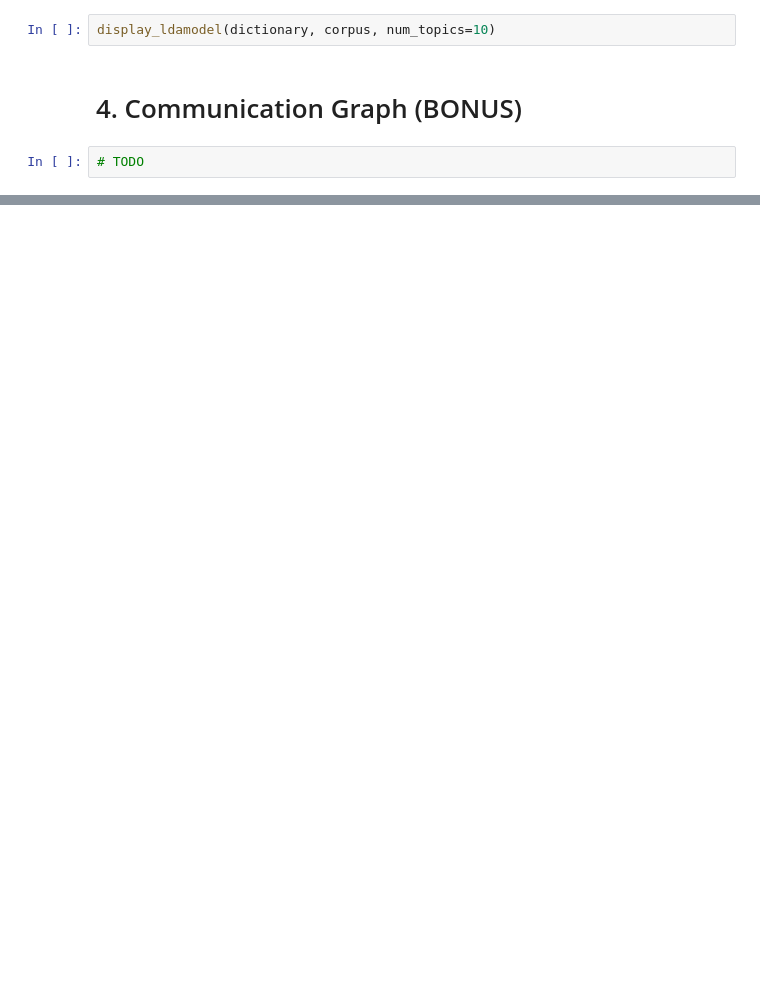
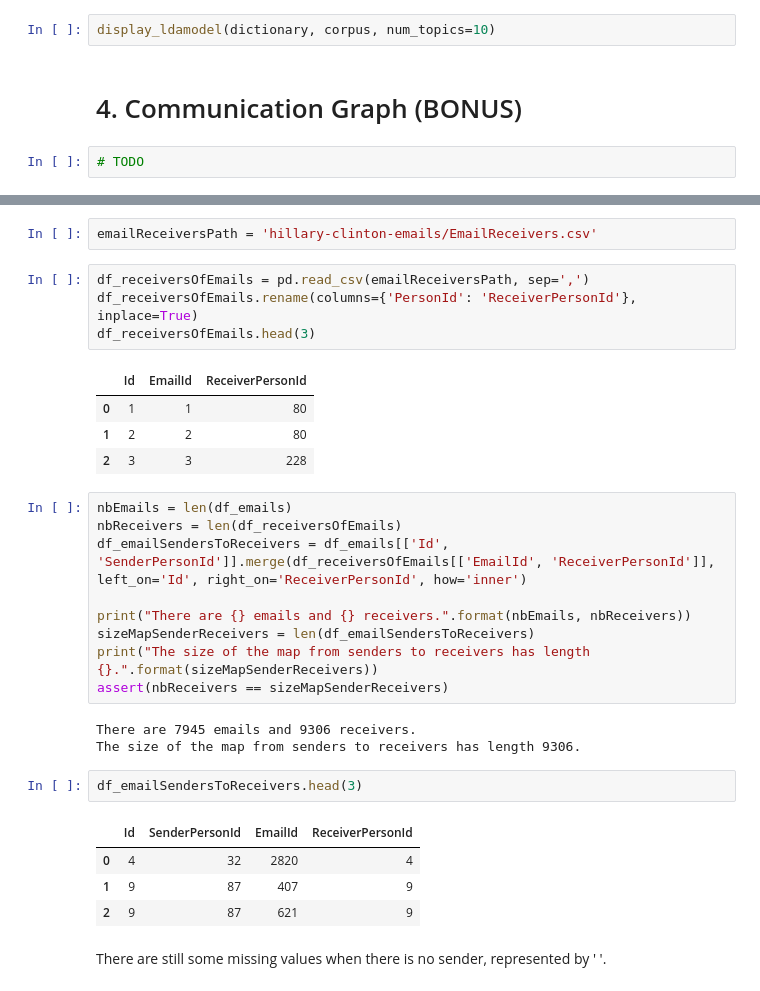
Before and after one commit to Rivollet/ADAHomework, a Jupyter notebook: 05 - Taming Text/Taming Text Notebook.ipynb, the cells around one changed output, grey strips where cells are left out. Saved outputs shown, nothing was run; the diff lists cells and outputs as text; blank space fills up the shorter version.

```diff
--- a/05 - Taming Text/Taming Text Notebook.ipynb
+++ b/05 - Taming Text/Taming Text Notebook.ipynb
@@ -600,0 +598,32 @@ display_ldamodel(dictionary, corpus, num_topics=10)
+# %%
+emailReceiversPath = 'hillary-clinton-emails/EmailReceivers.csv'
+# %%
+df_receiversOfEmails = pd.read_csv(emailReceiversPath, sep=',')
+df_receiversOfEmails.rename(columns={'PersonId': 'ReceiverPersonId'}, inplace=True)
+df_receiversOfEmails.head(3)
+# %% [output]
+|  | Id | EmailId | ReceiverPersonId |
+| 0 | 1 | 1 | 80 |
+| 1 | 2 | 2 | 80 |
+| 2 | 3 | 3 | 228 |
+# %%
+nbEmails = len(df_emails)
+nbReceivers = len(df_receiversOfEmails)
+df_emailSendersToReceivers = df_emails[['Id', 'SenderPersonId']].merge(df_receiversOfEmails[['EmailId', 'ReceiverPersonId']], left_on='Id', right_on='ReceiverPersonId', how='inner')
+
+print("There are {} emails and {} receivers.".format(nbEmails, nbReceivers))
+sizeMapSenderReceivers = len(df_emailSendersToReceivers)
+print("The size of the map from senders to receivers has length {}.".format(sizeMapSenderReceivers))
+assert(nbReceivers == sizeMapSenderReceivers)
+# %% [output]
+There are 7945 emails and 9306 receivers.
+The size of the map from senders to receivers has length 9306.
+# %%
+df_emailSendersToReceivers.head(3)
+# %% [output]
+|  | Id | SenderPersonId | EmailId | ReceiverPersonId |
+| 0 | 4 | 32 | 2820 | 4 |
+| 1 | 9 | 87 | 407 | 9 |
+| 2 | 9 | 87 | 621 | 9 |
+# %% [markdown]
+There are still some missing values when there is no sender, represented by ' '.
```
Also changed, not shown: parts of 58 cells of this notebook.
